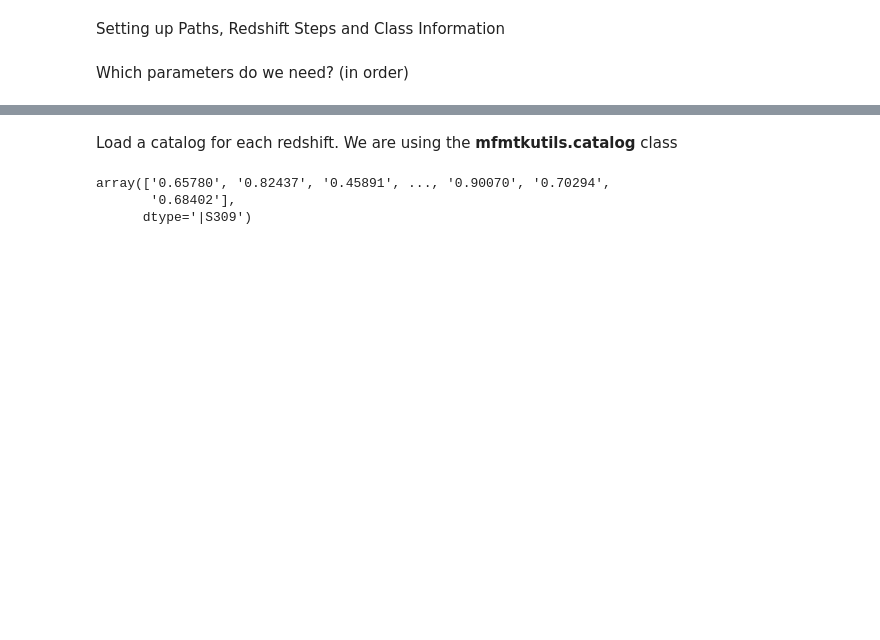
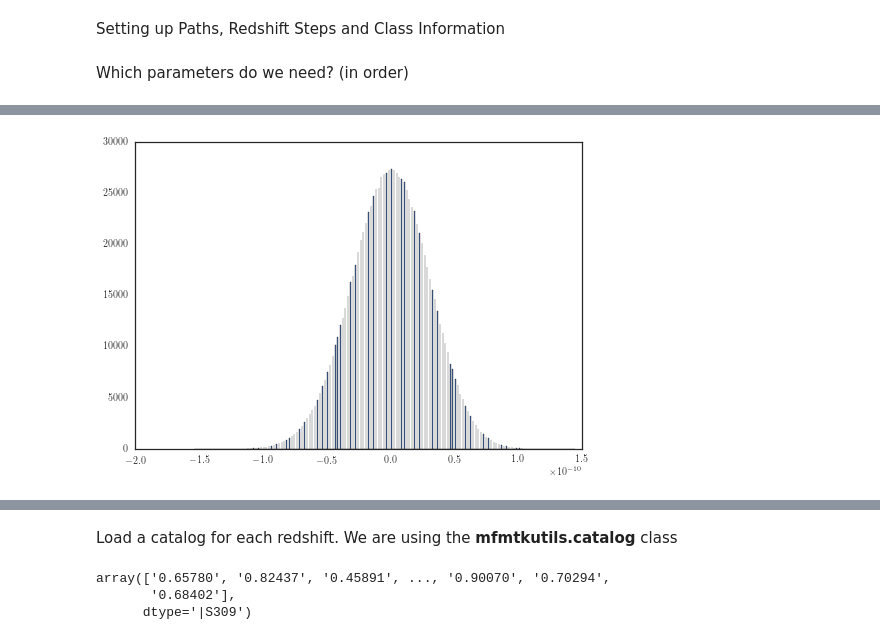
Before and after one commit to astroferreira/mfmtk-utils, a Jupyter notebook: notebooks/FERENGI Data Reduction.ipynb, the cells around one changed output, grey strips where cells are left out. Saved outputs shown, nothing was run; the diff lists cells and outputs as text; code cells hidden in the pictures; blank space fills up the shorter version.

```diff
--- a/notebooks/FERENGI Data Reduction.ipynb
+++ b/notebooks/FERENGI Data Reduction.ipynb
@@ -258,6 +71,0 @@ print dirs
-# %%
-mag = 22.5-2.5*np.log10(cats[0][1].data[2].compressed().astype(float))
-
-area = cats[0][0].data.compressed().astype(float) * pixel_size
-squaresec = arcsec*arcsec
-surfacebri = mag
@@ -356,0 +89,28 @@ ValueError: new type not compatible with array.
+# %%
+def mag(f):
+    return -2.5*np.log10(f)
+
+def maggie2cts(f, t, zp):
+    return f*t / (10**(-0.4*zp))
+
+def cts2maggie(cts, t, zp):
+    return (cts/t) * (10**(-0.4*zp))
+
+def bg_sample(skylvl, m, n):
+    return 1.*np.random.poisson(skylvl, [m, n])
+
+SDSSzps = np.array([24.63, 25.11, 24.80, 24.36, 22.83])
+
+skylevel = np.array([23.82, 24.05, 23.32, 22.05, 21.15])
+skyflux = 10**(-0.4*skylevel)
+
+skycts = maggie2cts(skyflux, 60, SDSSzps)
+
+
+#plt.imshow(mag(cts2maggie(bg_sample(skycts[2], 1024, 1024), 60, SDSSzps[2])))
+#plt.colorbar()
+bg = cts2maggie(skycts[2] - bg_sample(skycts[2], 1024, 1024), 60, SDSSzps[2])
+
+plt.hist(bg.ravel(), bins=1000);
+# %% [output]
+[figure, added]
```
Also changed, not shown: parts of 66 cells of this notebook, 2 other files.
